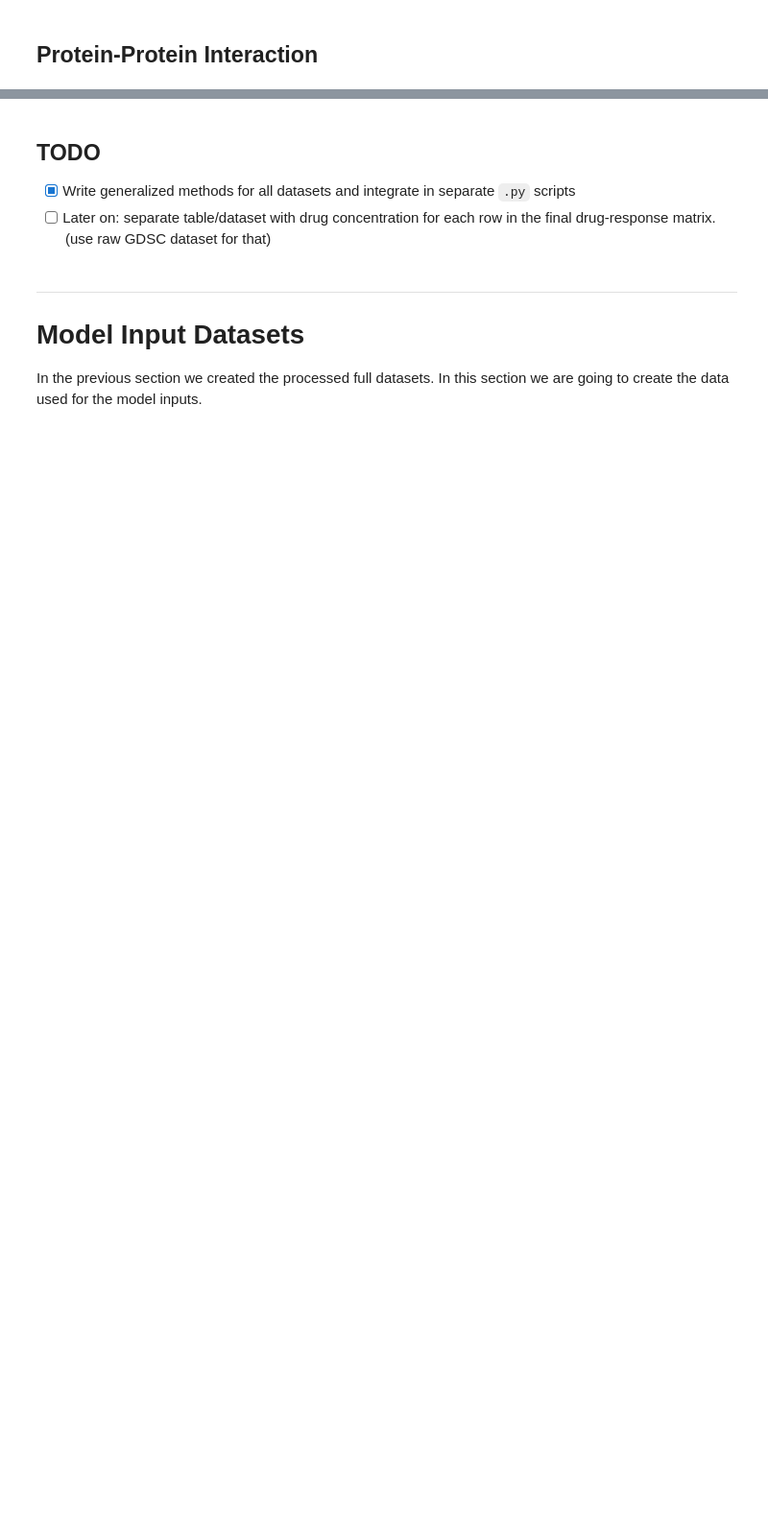
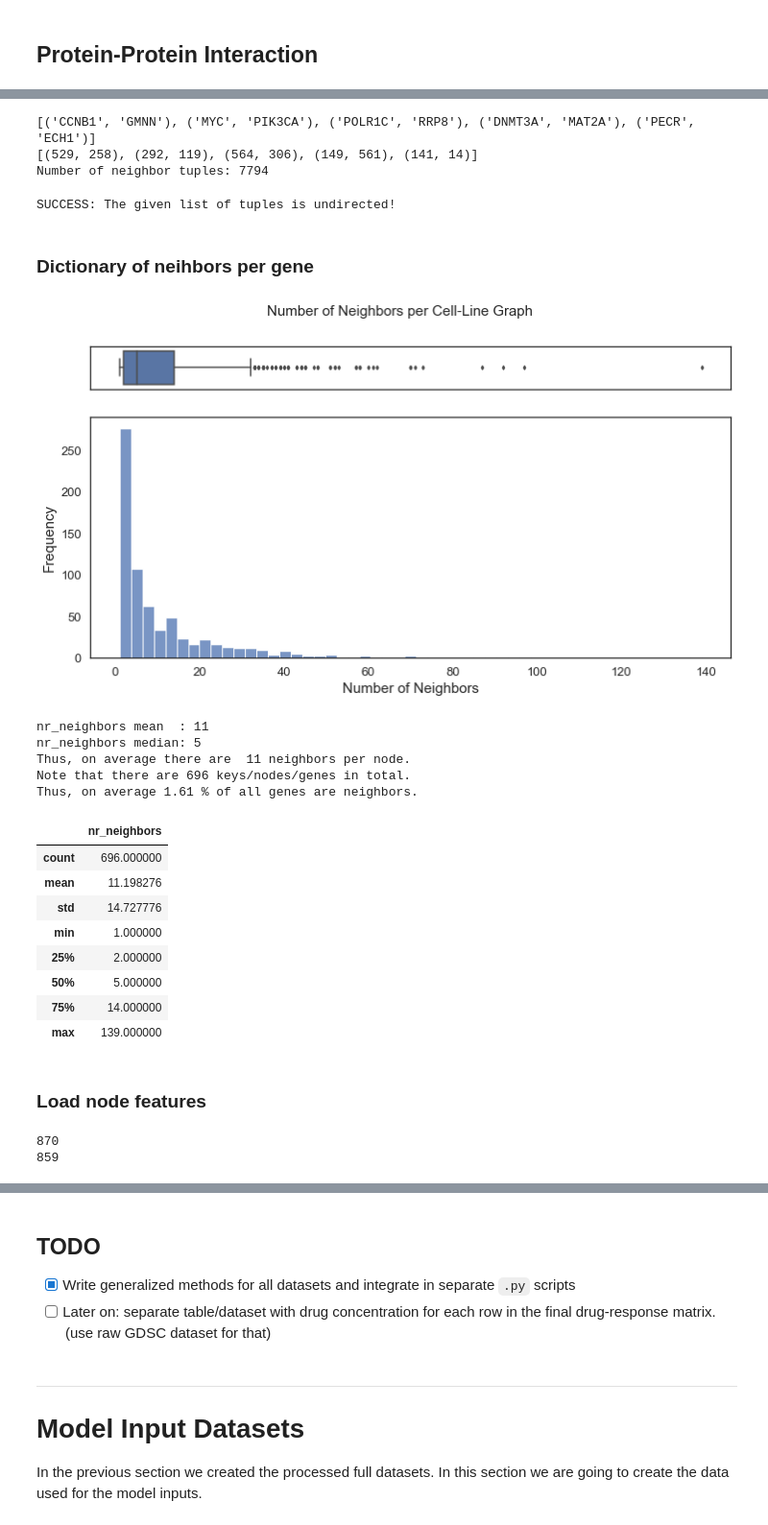
Before and after one commit to PeeteKeesel/gnn-for-drug-response-prediction, a Jupyter notebook: notebooks/dataset_creations.ipynb, the cells around one changed output, grey strips where cells are left out. Shown at 96% size. Cells and saved outputs as stored; diff of their text form; code cells hidden in the pictures; blank space fills up the shorter version.

```diff
--- a/notebooks/dataset_creations.ipynb
+++ b/notebooks/dataset_creations.ipynb
@@ -912,0 +1179,12 @@ def add_gene_index(proteins: pd.DataFrame, gene_idxs: pd.DataFrame=GENE_SYMBOL_I
+# %%
+proteins4 = add_gene_index(proteins3, inter_genes_thresh_700)
+proteins4 = proteins4[['protein1', 'protein2', 'gene_symbol1', 'gene_symbol2',
+                       'index_gene_symbol1', 'index_gene_symbol2', 'combined_score']]
+
+NODES_AS_SYMBOLS = list(np.unique(proteins4[['gene_symbol1', 'gene_symbol2']].values))
+NODES_AS_INDECES = list(np.unique(proteins4[['index_gene_symbol1', 'index_gene_symbol2']].values))
+print(f"There will be {len(NODES_AS_SYMBOLS)} nodes in the graph.")
+print(f"There will be {len(NODES_AS_INDECES)} indices in the graph.")
+
+print(proteins4.shape)
+proteins4.head(3)
@@ -912,0 +1199,60 @@ def add_gene_index(proteins: pd.DataFrame, gene_idxs: pd.DataFrame=GENE_SYMBOL_I
+# %%
+neighbor_gene_tuples = get_neighbor_tuples(proteins4, inter_genes_thresh_700)
+print(neighbor_gene_tuples[:5])
+print("Number of neighbor tuples:", len(neighbor_gene_tuples))
+# %% [output]
+[('CCNB1', 'GMNN'), ('MYC', 'PIK3CA'), ('POLR1C', 'RRP8'), ('DNMT3A', 'MAT2A'), ('PECR', 'ECH1')]
+[(529, 258), (292, 119), (564, 306), (149, 561), (141, 14)]
+Number of neighbor tuples: 7794
+# %%
+neighbor_gene_tuples_undirected = neighbor_gene_tuples if is_undirected_list_of_tuples(neighbor_gene_tuples) else None
+# %% [output]
+SUCCESS: The given list of tuples is undirected!
+# %% [markdown]
+### Dictionary of neihbors per gene
+# %%
+dict_as_indices = create_graph_dict_with_indices(proteins4, NODES_AS_INDECES)
+# %%
+# How many neighbors are there on average?
+len_of_neighbors = [len(neighbors) for _, neighbors in dict_as_indices.items()]
+assert len(len_of_neighbors) == len(NODES_AS_INDECES)
+f, (ax_box, ax_hist) = plt.subplots(2, sharex=True, gridspec_kw={"height_ratios": (.15, .85)}, figsize=(12, 6));
+
+sns.histplot(x=len_of_neighbors, kde=False, ax=ax_hist); #, element="step"
+sns.boxplot(x=len_of_neighbors, ax=ax_box, fliersize=3);
+plt.suptitle("Number of Neighbors per Cell-Line Graph", fontsize=PlottingParameters.TITLE_FONTSIZE.value);
+plt.xlabel("Number of Neighbors", fontsize=PlottingParameters.XLABEL_FONTSIZE.value);
+plt.ylabel("Frequency", fontsize=PlottingParameters.YLABEL_FONTSIZE.value);
+ax_hist.tick_params(axis='both', which='major', labelsize=PlottingParameters.XTICKS_LABELSIZE.value);
+
+ax_box.set(xlabel='');
+plt.show();
+# f.savefig(f'{IMGS_PATH}/NumberOfNeighborsPerCellLineGraph.eps', format='eps');
+# f.savefig(f'{PATH_SUMMARY_DATASETS}/{NOTEBOOKS_SUMMARY_FOLDER}/NumberOfNeighborsPerCellLineGraph.eps', format='eps');
+
+print("nr_neighbors mean  :", round(np.mean(len_of_neighbors)))
+print("nr_neighbors median:", round(np.median(len_of_neighbors)))
+print(f"Thus, on average there are {np.mean(len_of_neighbors):3.0f} neighbors per node.")
+print(f"Note that there are {len(dict_as_indices.keys())} keys/nodes/genes in total.")
+print(f"Thus, on average {100*np.mean(len_of_neighbors)/len(dict_as_indices.keys()):2.2f} %" +
+    " of all genes are neighbors.")
+
+pd.DataFrame(len_of_neighbors, columns=['nr_neighbors']).describe()
+# %% [output]
+[figure, added]
+nr_neighbors mean  : 11
+nr_neighbors median: 5
+Thus, on average there are  11 neighbors per node.
+Note that there are 696 keys/nodes/genes in total.
+Thus, on average 1.61 % of all genes are neighbors.
+|  | nr_neighbors |
+| count | 696.000000 |
+| mean | 11.198276 |
+| std | 14.727776 |
+| min | 1.000000 |
+| 25% | 2.000000 |
+| 50% | 5.000000 |
+| 75% | 14.000000 |
+| max | 139.000000 |
+# %% [markdown]
+### Load node features
@@ -912,0 +1300,8 @@ def add_gene_index(proteins: pd.DataFrame, gene_idxs: pd.DataFrame=GENE_SYMBOL_I
+# %%
+inter_cls = get_intersecting_cell_lines(gexpr, cnvg, cnvp, mut)
+inter_genes = get_intersecting_genes(gexpr, cnvg, cnvp, mut)
+print(len(inter_cls))
+print(len(inter_genes))
+# %% [output]
+870
+859
```
Also changed, not shown: parts of 24 cells of this notebook, 2 other files.
